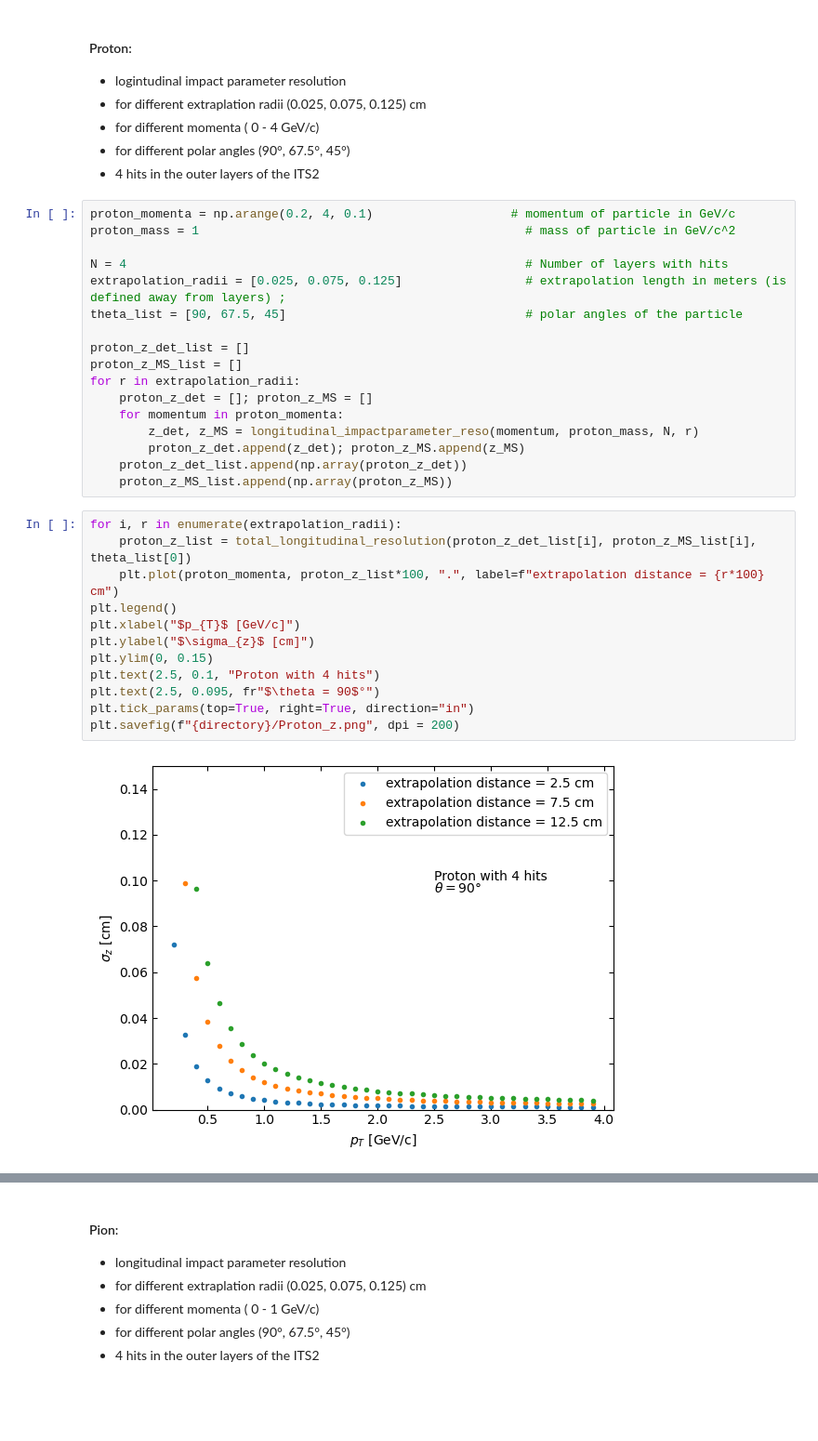
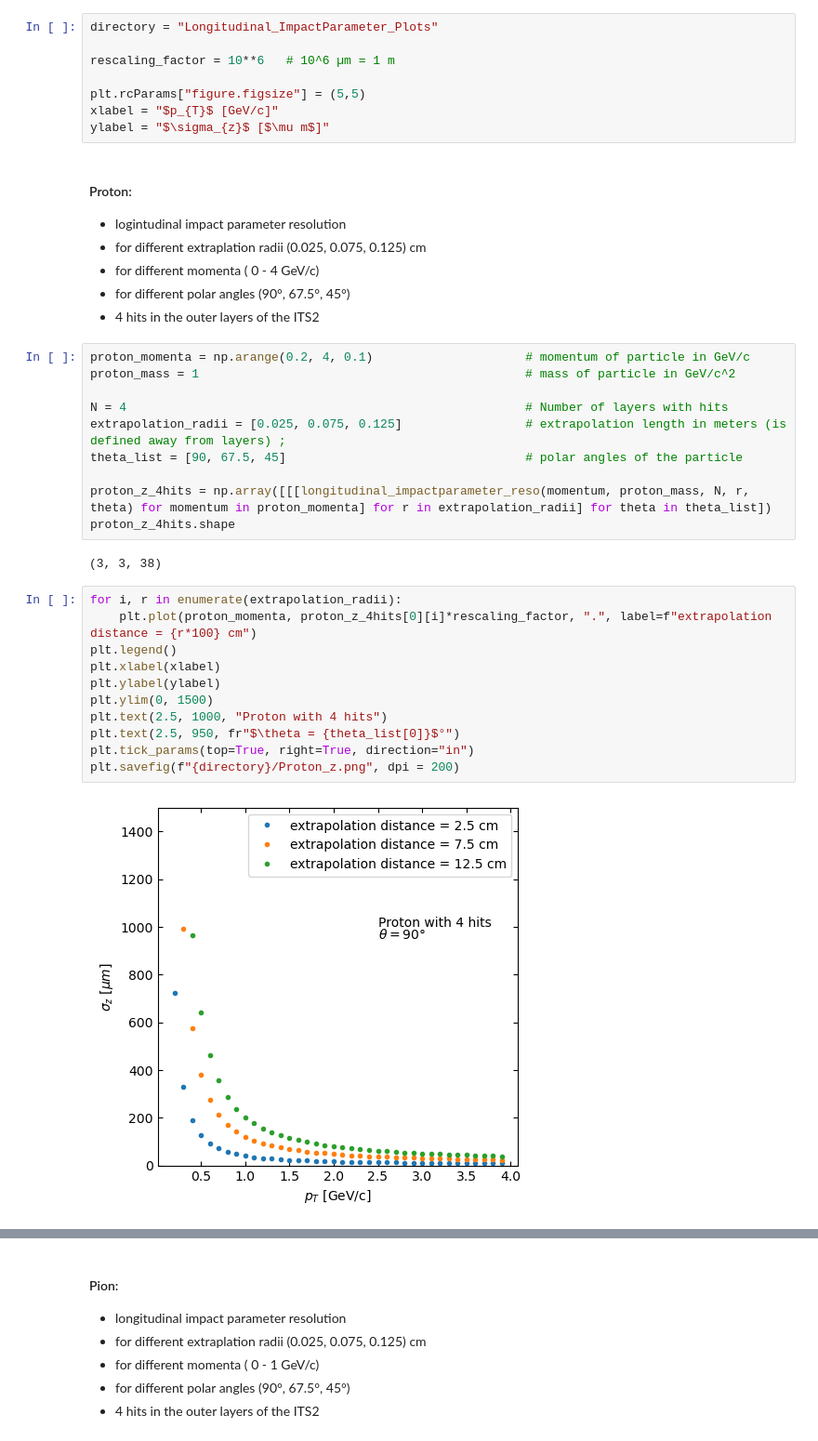
Before and after one commit to Claitos/Track-Parameter-Resolutions, a Jupyter notebook: Longitudinal_ImpactParameter.ipynb, the cells around one changed output, grey strips where cells are left out. Shown at 93% size. Saved outputs shown, nothing was run; the diff lists cells and outputs as text; blank space fills up the shorter version.

Commit message:
restructure with list comprhensions and all to mu m

```diff
--- a/Longitudinal_ImpactParameter.ipynb
+++ b/Longitudinal_ImpactParameter.ipynb
@@ -7,3 +5,11 @@ directory = "Longitudinal_ImpactParameter_Plots"
+# %%
+directory = "Longitudinal_ImpactParameter_Plots"
+
+rescaling_factor = 10**6   # 10^6 µm = 1 m
+
+plt.rcParams["figure.figsize"] = (5,5)
+xlabel = "$p_{T}$ [GeV/c]"
+ylabel = "$\sigma_{z}$ [$\mu m$]"
 # %% [markdown]
 #### Proton:
 - logintudinal impact parameter resolution
@@ -12,34 +18,28 @@ directory = "Longitudinal_ImpactParameter_Plots"
 - for different polar angles (90°, 67.5°, 45°)
 - 4 hits in the outer layers of the ITS2
 # %%
-proton_momenta = np.arange(0.2, 4, 0.1)                   # momentum of particle in GeV/c
+proton_momenta = np.arange(0.2, 4, 0.1)                     # momentum of particle in GeV/c
 proton_mass = 1                                             # mass of particle in GeV/c^2
 
 N = 4                                                       # Number of layers with hits
 extrapolation_radii = [0.025, 0.075, 0.125]                 # extrapolation length in meters (is defined away from layers) ;
 theta_list = [90, 67.5, 45]                                 # polar angles of the particle
 
-proton_z_det_list = []
-proton_z_MS_list = []
-for r in extrapolation_radii:
-    proton_z_det = []; proton_z_MS = []
-    for momentum in proton_momenta:
-        z_det, z_MS = longitudinal_impactparameter_reso(momentum, proton_mass, N, r)
-        proton_z_det.append(z_det); proton_z_MS.append(z_MS)
-    proton_z_det_list.append(np.array(proton_z_det))
-    proton_z_MS_list.append(np.array(proton_z_MS))
+proton_z_4hits = np.array([[[longitudinal_impactparameter_reso(momentum, proton_mass, N, r, theta) for momentum in proton_momenta] for r in extrapolation_radii] for theta in theta_list])
+proton_z_4hits.shape
+# %% [output]
+(3, 3, 38)
 # %%
 for i, r in enumerate(extrapolation_radii):
-    proton_z_list = total_longitudinal_resolution(proton_z_det_list[i], proton_z_MS_list[i], theta_list[0])
-    plt.plot(proton_momenta, proton_z_list*100, ".", label=f"extrapolation distance = {r*100} cm")
+    plt.plot(proton_momenta, proton_z_4hits[0][i]*rescaling_factor, ".", label=f"extrapolation distance = {r*100} cm")
 plt.legend()
-plt.xlabel("$p_{T}$ [GeV/c]")
-plt.ylabel("$\sigma_{z}$ [cm]")
-plt.ylim(0, 0.15)
-plt.text(2.5, 0.1, "Proton with 4 hits")
-plt.text(2.5, 0.095, fr"$\theta = 90$°")
+plt.xlabel(xlabel)
+plt.ylabel(ylabel)
+plt.ylim(0, 1500)
+plt.text(2.5, 1000, "Proton with 4 hits")
+plt.text(2.5, 950, fr"$\theta = {theta_list[0]}$°")
 plt.tick_params(top=True, right=True, direction="in")
 plt.savefig(f"{directory}/Proton_z.png", dpi = 200)
 # %% [output]
-[figure, old version]
+[figure, new version]
 # %%
```
Also changed, not shown: parts of 9 cells of this notebook, 4 other files.
